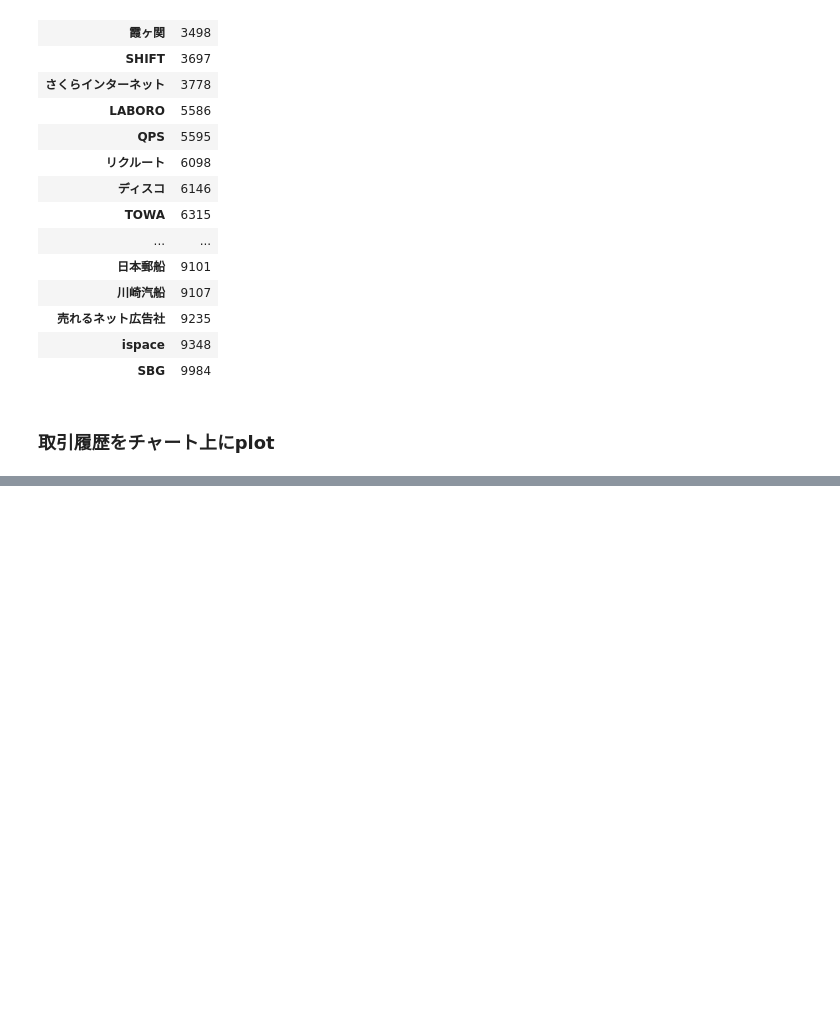
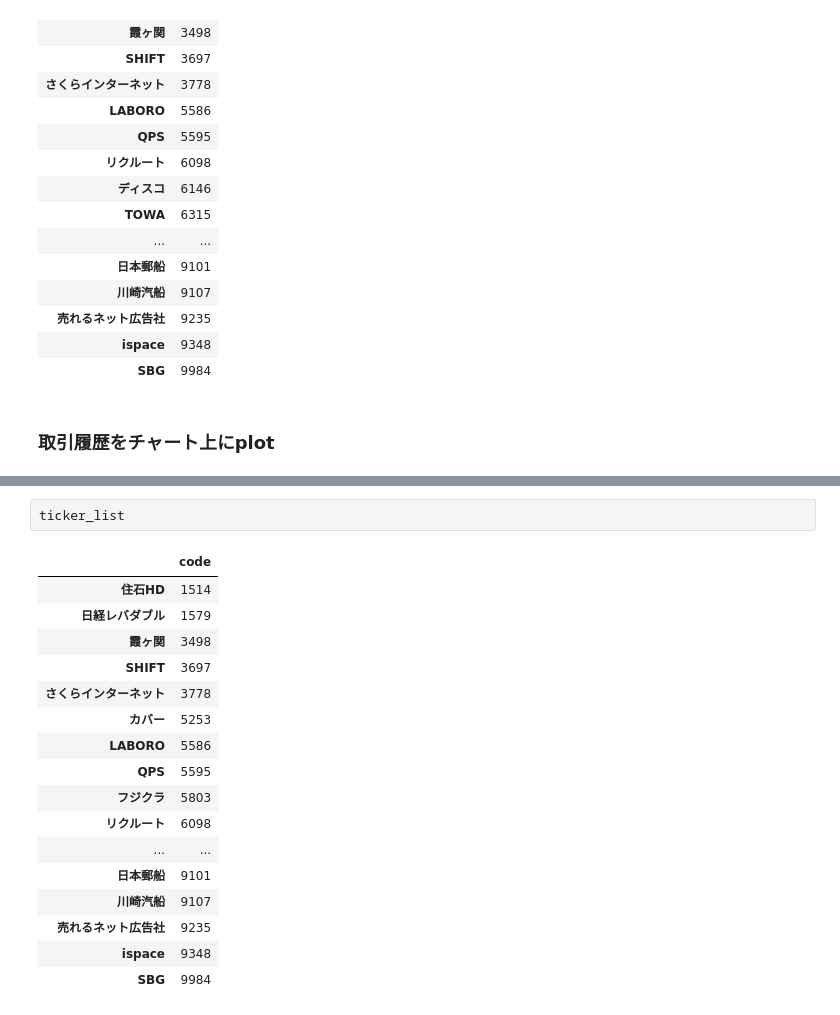
Before and after one commit to keetane/Trader, a Jupyter notebook: history.ipynb, the cells around one changed output, grey strips where cells are left out. Drawn from its saved outputs; the diff is of its cells as text; blank space fills up the shorter version.

Commit message:
tickers.csv and history.ipynb were updated. DayAnalyzer.py was created.

```diff
--- a/history.ipynb
+++ b/history.ipynb
@@ -609,0 +391,20 @@ See the caveats in the documentation: https://pandas.pydata.org/pandas-docs/stab
+# %%
+ticker_list
+# %% [output]
+|  | code |
+| 住石HD | 1514 |
+| 日経レバダブル | 1579 |
+| 霞ヶ関 | 3498 |
+| SHIFT | 3697 |
+| さくらインターネット | 3778 |
+| カバー | 5253 |
+| LABORO | 5586 |
+| QPS | 5595 |
+| フジクラ | 5803 |
+| リクルート | 6098 |
+| ... | ... |
+| 日本郵船 | 9101 |
+| 川崎汽船 | 9107 |
+| 売れるネット広告社 | 9235 |
+| ispace | 9348 |
+| SBG | 9984 |
```
Also changed, not shown: parts of 13 cells of this notebook, 2 other files.
